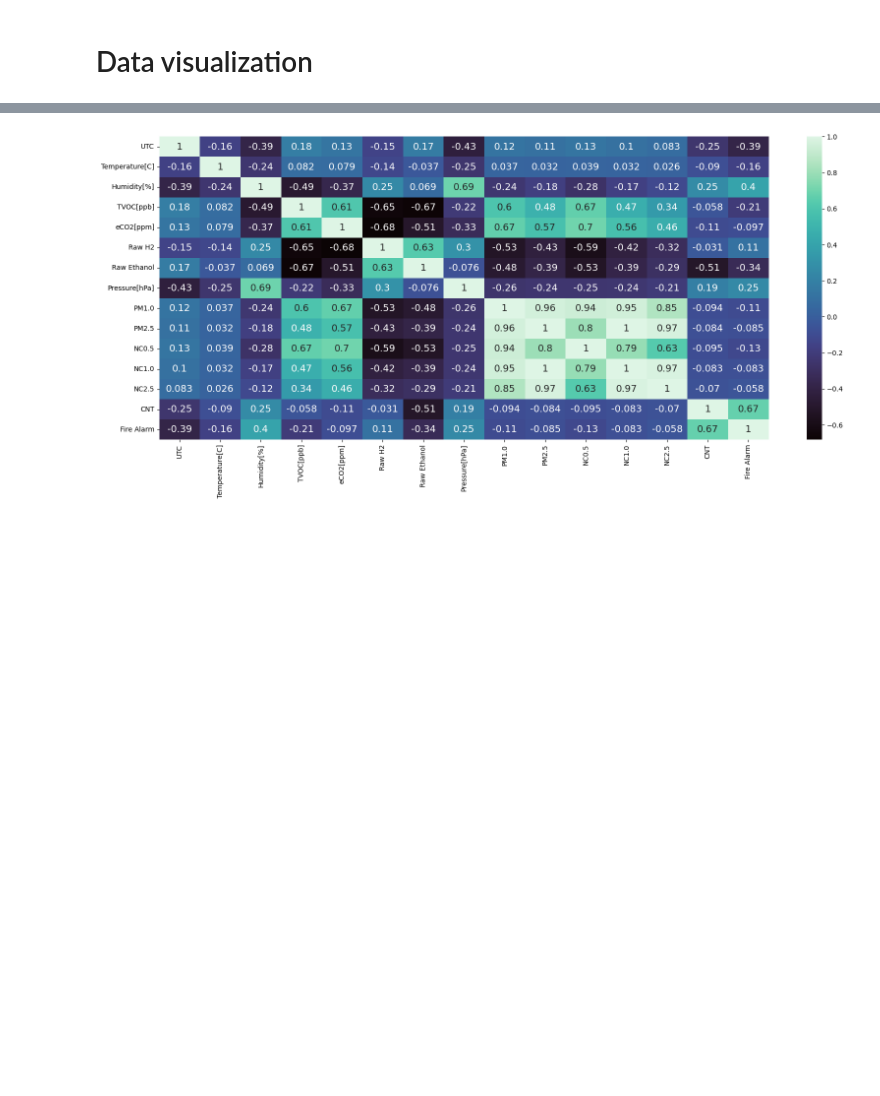
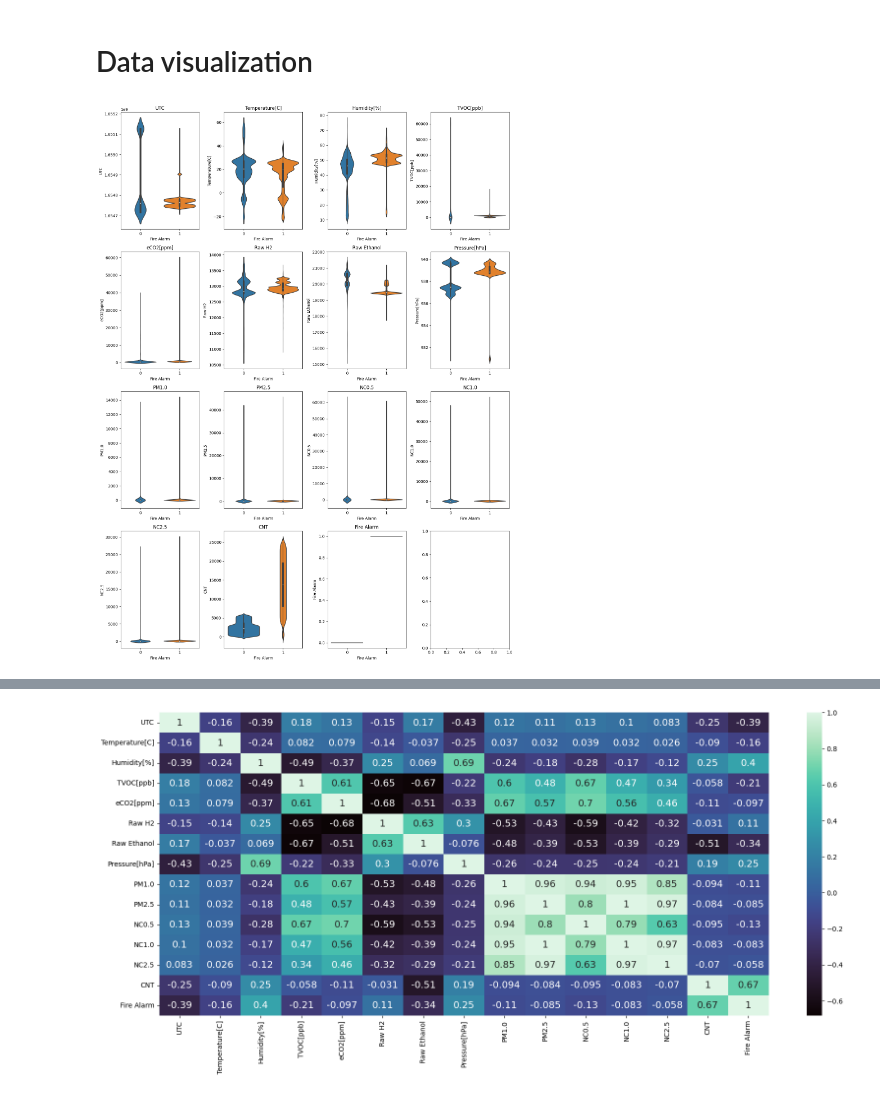
Before and after one commit to dhaval079/smoke-detection, a Jupyter notebook: smoke_detection.ipynb, the cells around one changed output, grey strips where cells are left out. Drawn from its saved outputs; the diff is of its cells as text; code cells hidden in the pictures; blank space fills up the shorter version.

```diff
--- a/smoke_detection.ipynb
+++ b/smoke_detection.ipynb
@@ -191,0 +177,21 @@ df.corr()
+# %%
+def violinplot(df, columns_per_row=4):
+    num_columns = df.shape[1]
+    num_rows = (num_columns + columns_per_row - 1) // columns_per_row
+
+    fig, axes = plt.subplots(num_rows, columns_per_row, figsize=(15, 5 * num_rows))
+
+    for i, col in enumerate(df.columns):
+        row_index = i // columns_per_row
+        col_index = i % columns_per_row
+
+        ax = axes[row_index, col_index] if num_rows > 1 else axes[col_index]
+
+        sns.violinplot(x='Fire Alarm', y=col, data=df, ax=ax)
+        ax.set_title(col)
+
+    plt.tight_layout()
+    plt.show()
+violinplot(df)
+# %% [output]
+[figure, added]
```
Also changed, not shown: parts of 10 cells of this notebook.
